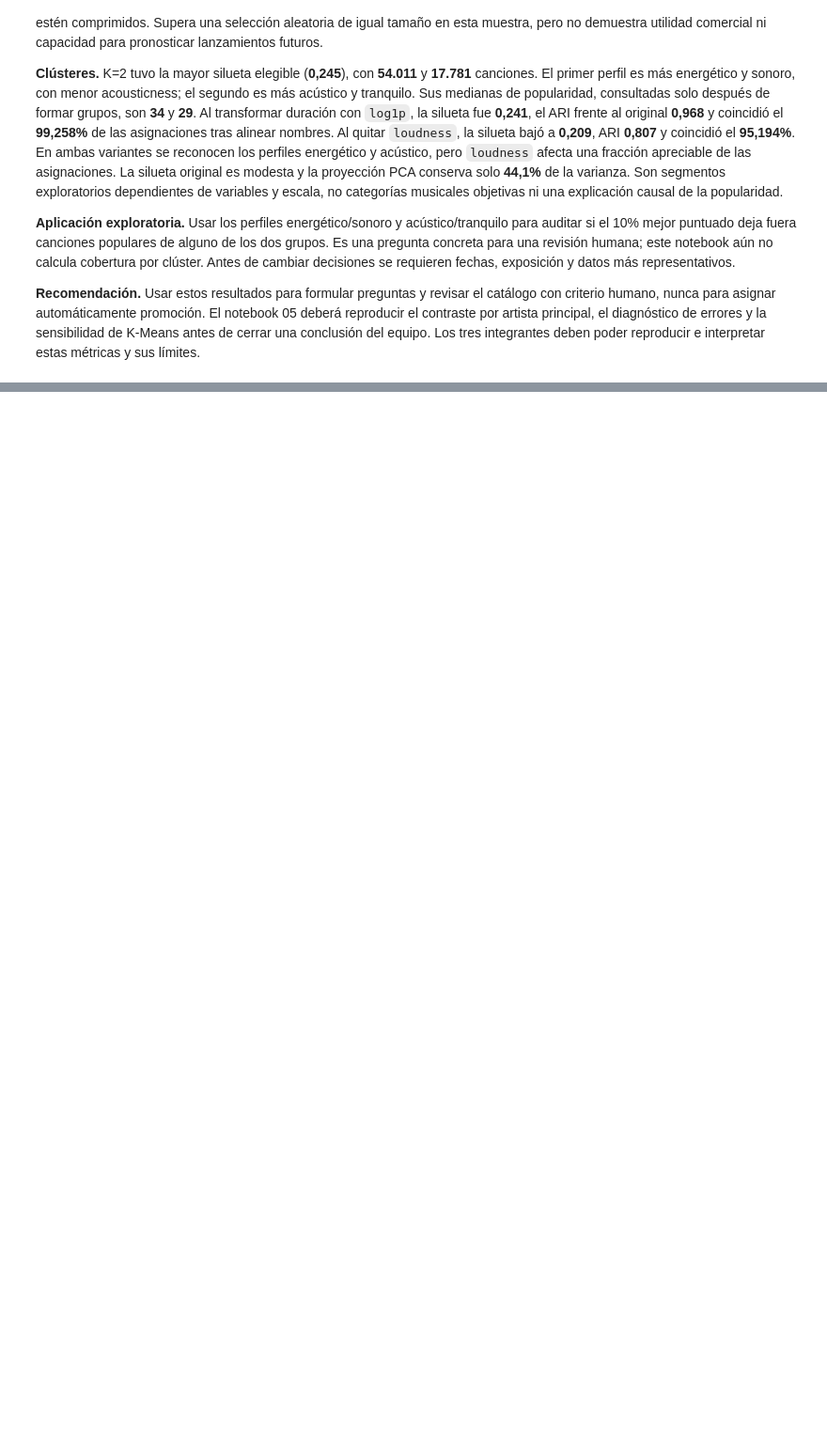
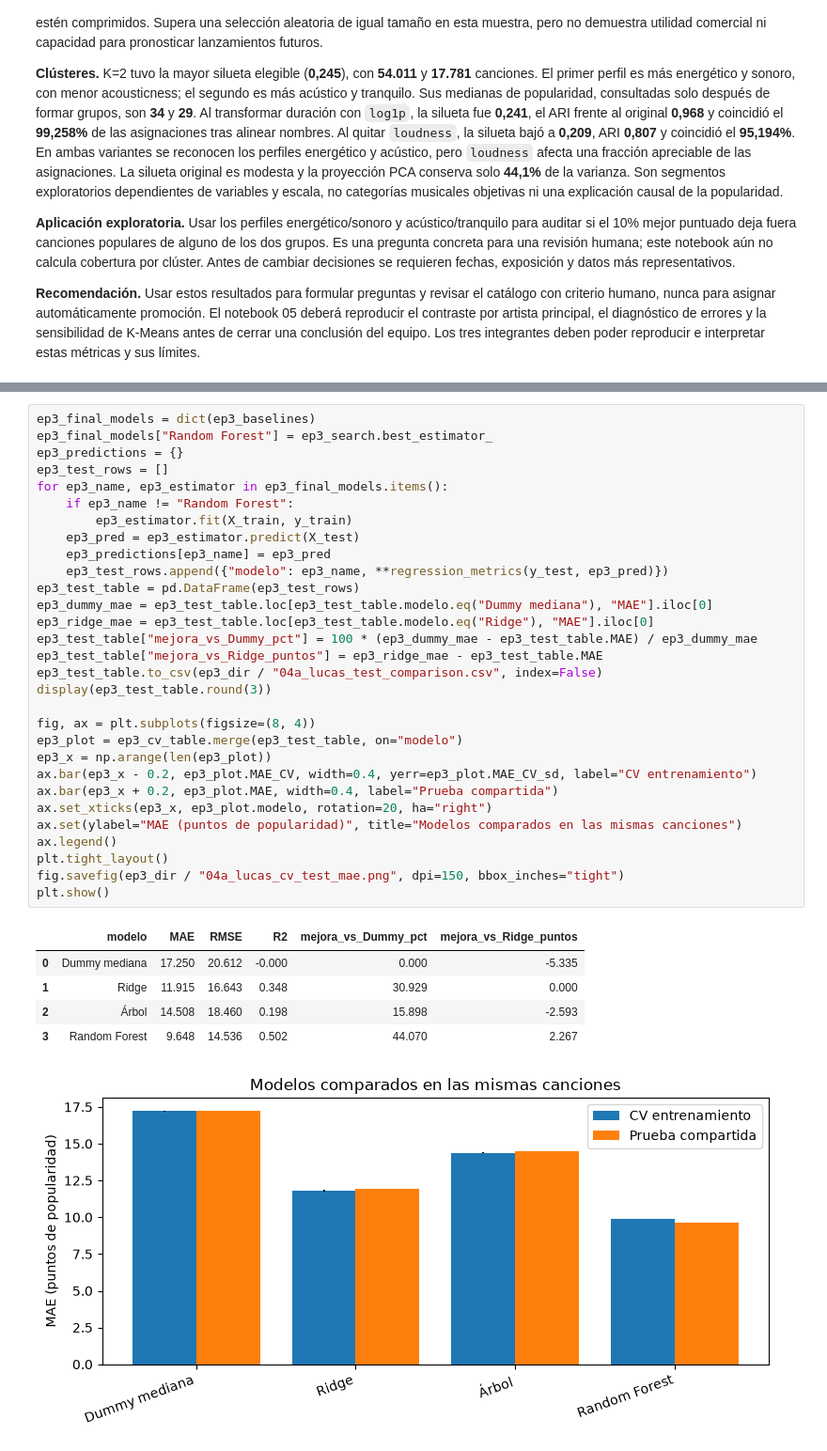
Before and after one commit to LucasMoncadaCL/spotify-popularity-analysis, a Jupyter notebook: notebooks/04a_modeling_lucas.ipynb, the cells around one changed output, grey strips where cells are left out. Shown at 94% size. Cells and saved outputs as stored; diff of their text form; blank space fills up the shorter version.

Commit message:
Implementa optimizacion y ensamble EP3 de Lucas

```diff
--- a/notebooks/04a_modeling_lucas.ipynb
+++ b/notebooks/04a_modeling_lucas.ipynb
@@ -1106,0 +1237,37 @@ métricas y sus límites.
+# %%
+ep3_final_models = dict(ep3_baselines)
+ep3_final_models["Random Forest"] = ep3_search.best_estimator_
+ep3_predictions = {}
+ep3_test_rows = []
+for ep3_name, ep3_estimator in ep3_final_models.items():
+    if ep3_name != "Random Forest":
+        ep3_estimator.fit(X_train, y_train)
+    ep3_pred = ep3_estimator.predict(X_test)
+    ep3_predictions[ep3_name] = ep3_pred
+    ep3_test_rows.append({"modelo": ep3_name, **regression_metrics(y_test, ep3_pred)})
+ep3_test_table = pd.DataFrame(ep3_test_rows)
+ep3_dummy_mae = ep3_test_table.loc[ep3_test_table.modelo.eq("Dummy mediana"), "MAE"].iloc[0]
+ep3_ridge_mae = ep3_test_table.loc[ep3_test_table.modelo.eq("Ridge"), "MAE"].iloc[0]
+ep3_test_table["mejora_vs_Dummy_pct"] = 100 * (ep3_dummy_mae - ep3_test_table.MAE) / ep3_dummy_mae
+ep3_test_table["mejora_vs_Ridge_puntos"] = ep3_ridge_mae - ep3_test_table.MAE
+ep3_test_table.to_csv(ep3_dir / "04a_lucas_test_comparison.csv", index=False)
+display(ep3_test_table.round(3))
+
+fig, ax = plt.subplots(figsize=(8, 4))
+ep3_plot = ep3_cv_table.merge(ep3_test_table, on="modelo")
+ep3_x = np.arange(len(ep3_plot))
+ax.bar(ep3_x - 0.2, ep3_plot.MAE_CV, width=0.4, yerr=ep3_plot.MAE_CV_sd, label="CV entrenamiento")
+ax.bar(ep3_x + 0.2, ep3_plot.MAE, width=0.4, label="Prueba compartida")
+ax.set_xticks(ep3_x, ep3_plot.modelo, rotation=20, ha="right")
+ax.set(ylabel="MAE (puntos de popularidad)", title="Modelos comparados en las mismas canciones")
+ax.legend()
+plt.tight_layout()
+fig.savefig(ep3_dir / "04a_lucas_cv_test_mae.png", dpi=150, bbox_inches="tight")
+plt.show()
+# %% [output]
+|  | modelo | MAE | RMSE | R2 | mejora_vs_Dummy_pct | mejora_vs_Ridge_puntos |
+| 0 | Dummy mediana | 17.250 | 20.612 | -0.000 | 0.000 | -5.335 |
+| 1 | Ridge | 11.915 | 16.643 | 0.348 | 30.929 | 0.000 |
+| 2 | Árbol | 14.508 | 18.460 | 0.198 | 15.898 | -2.593 |
+| 3 | Random Forest | 9.648 | 14.536 | 0.502 | 44.070 | 2.267 |
+[figure, added]
```
Also changed, not shown: parts of 8 cells of this notebook, 8 other files.
